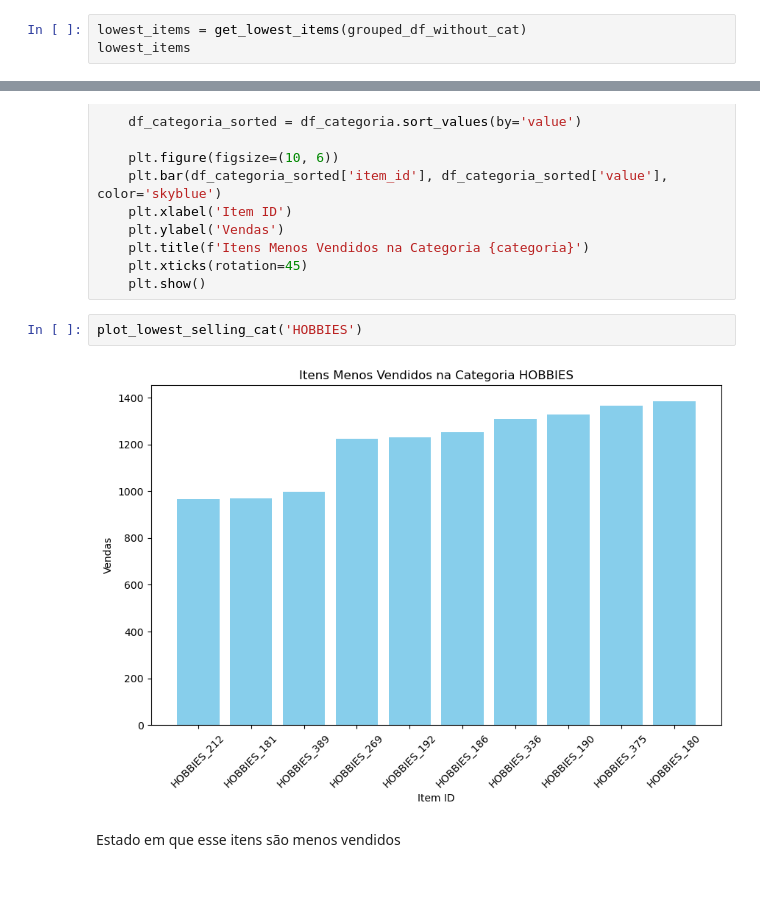
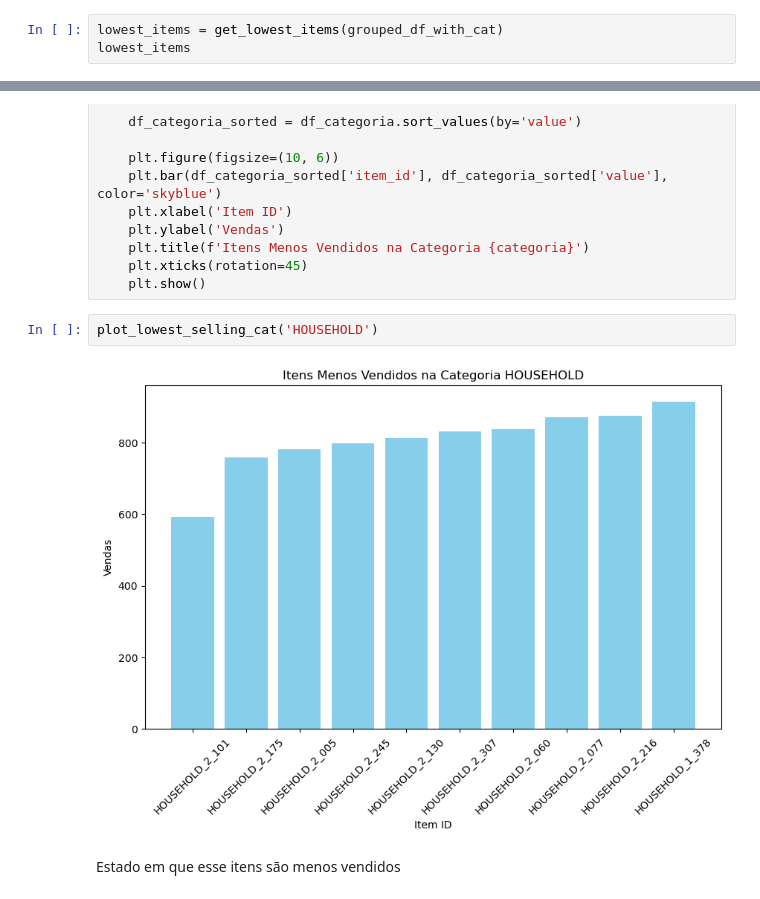
Before and after one commit to MateusVasc/Projeto-PET-Sauter, a Jupyter notebook: analise_exploratoria/analise_exploratoria.ipynb, the cells around one changed output, grey strips where cells are left out. Saved outputs shown, nothing was run; the diff lists cells and outputs as text.

```diff
--- a/analise_exploratoria/analise_exploratoria.ipynb
+++ b/analise_exploratoria/analise_exploratoria.ipynb
@@ -382,7 +571,7 @@ def get_lowest_items(grouped_df):
     lowest_items = grouped_df.groupby('cat_id').apply(lambda x: x.nsmallest(10, 'value')).reset_index(drop=True)
     return lowest_items[['cat_id', 'item_id', 'value']]
 # %%
-lowest_items = get_lowest_items(grouped_df_without_cat)
+lowest_items = get_lowest_items(grouped_df_with_cat)
 lowest_items
 # %% [output]
 |  | cat_id | item_id | value |
@@ -482,8 +698,8 @@ def plot_lowest_selling_cat(categoria):
     plt.xticks(rotation=45)
     plt.show()
 # %%
-plot_lowest_selling_cat('HOBBIES')
+plot_lowest_selling_cat('HOUSEHOLD')
 # %% [output]
-[figure, old version]
+[figure, new version]
 # %% [markdown]
 Estado em que esse itens são menos vendidos
```
Also changed, not shown: parts of 58 cells of this notebook.
